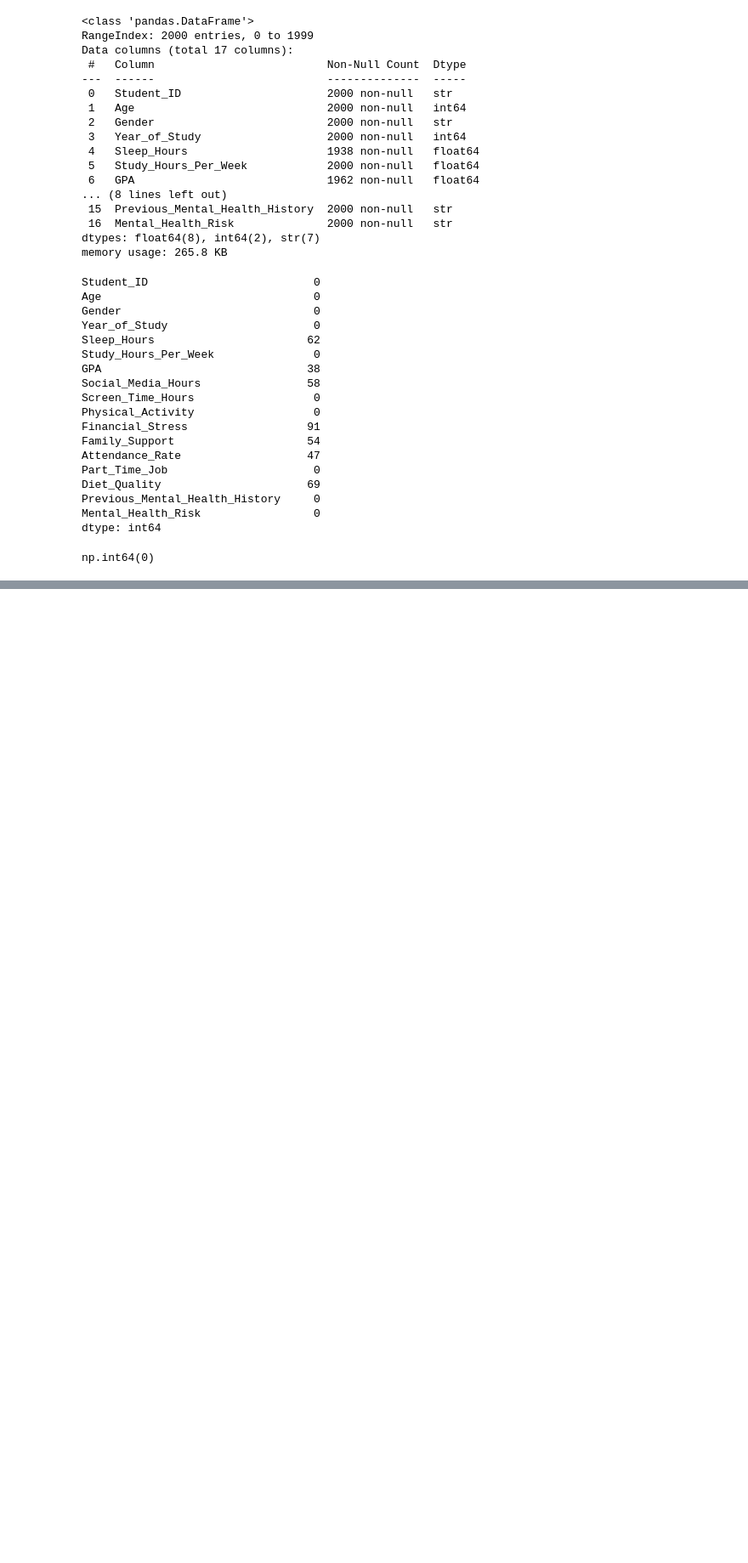
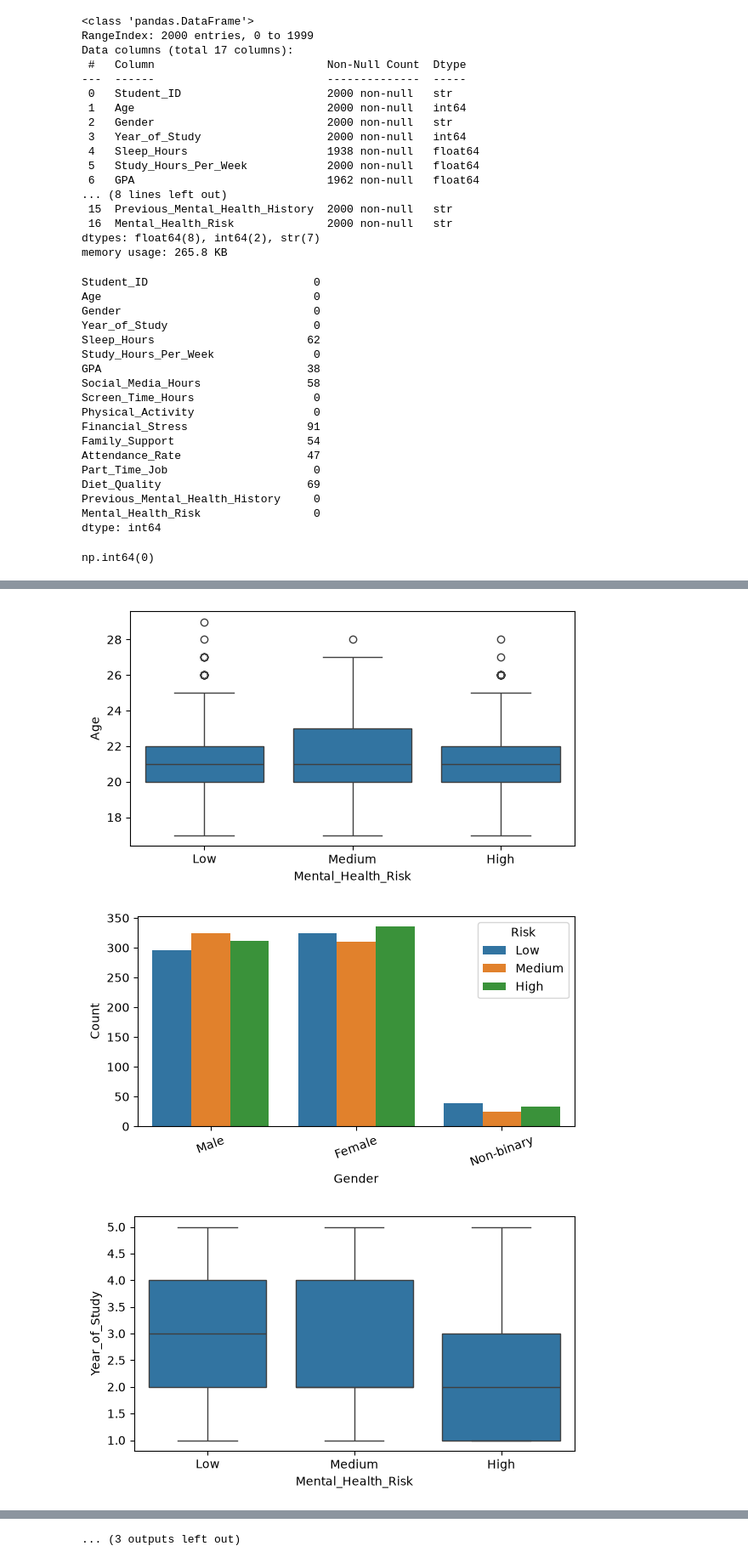
Before and after one commit to adamaarbouba/WIJDAN, a Jupyter notebook: notebook/eda.ipynb, the cells around one changed output, grey strips where cells are left out. Shown at 85% size. Cells and saved outputs as stored; diff of their text form; code cells hidden in the pictures; blank space fills up the shorter version.

```diff
--- a/notebook/eda.ipynb
+++ b/notebook/eda.ipynb
@@ -95,0 +244,28 @@ np.int64(0)
+# %%
+risk_order = ['Low', 'Medium', 'High']
+
+def check_feature(col):
+    plt.figure(figsize=(6, 3.5))
+
+    if data[col].dtype in ['int64', 'float64']:
+        sns.boxplot(data=data, x='Mental_Health_Risk', y=col, order=risk_order)
+        plt.ylabel(col)
+
+    else:
+        sns.countplot(data=data, x=col, hue='Mental_Health_Risk', hue_order=risk_order)
+        plt.xlabel(col)
+        plt.ylabel('Count')
+        plt.xticks(rotation=20)
+        plt.legend(title='Risk', loc='upper right')
+
+    plt.tight_layout()
+    plt.show()
+
+features = [c for c in data.columns if c not in ['Student_ID', 'Mental_Health_Risk']]
+
+for col in features:
+    check_feature(col)
+# %% [output]
+[figure, added]
+[figure, added]
+[figure, added]
@@ -95,0 +281 @@ np.int64(0)
+... (3 outputs left out)
```
Also changed, not shown: parts of 6 cells of this notebook.
